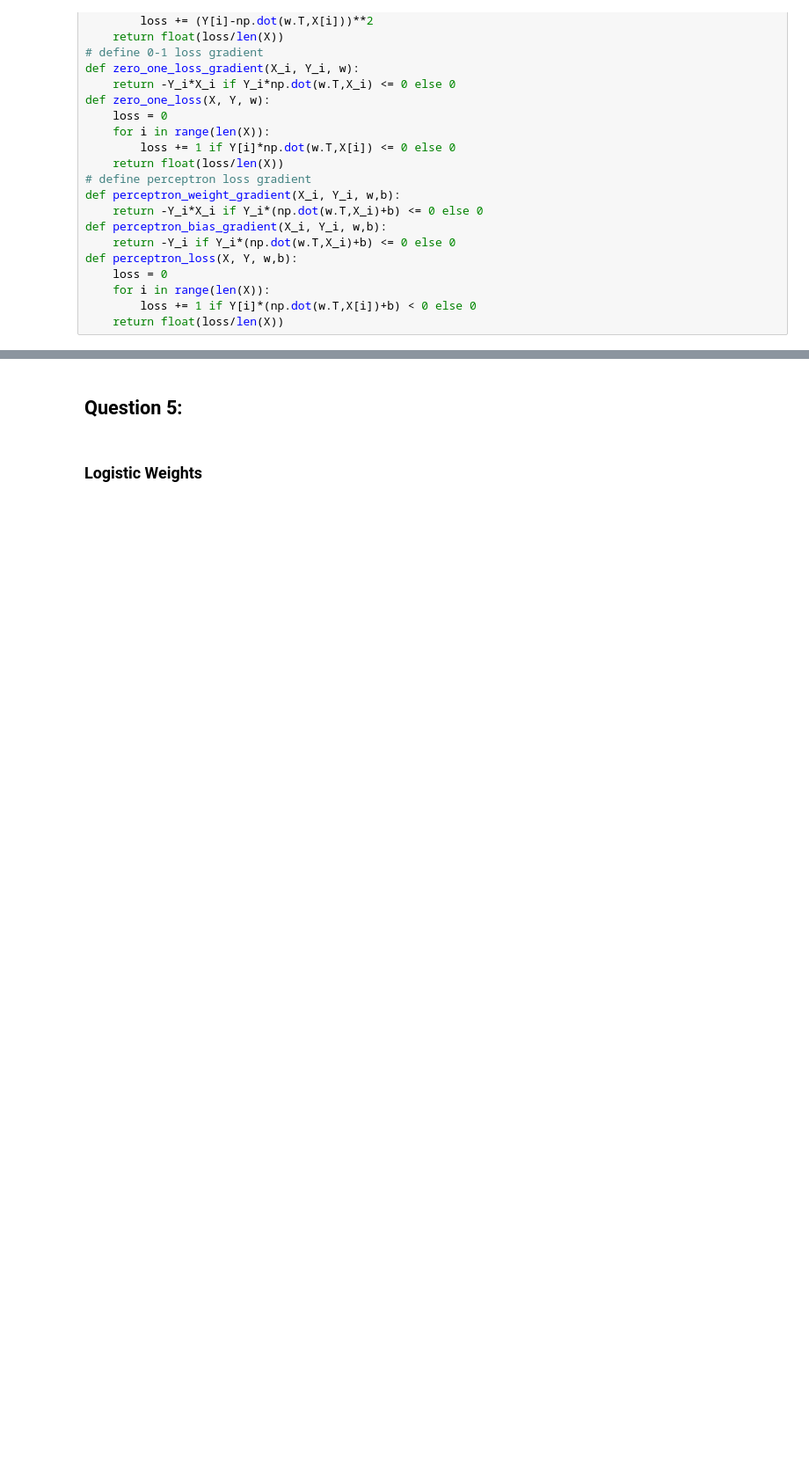
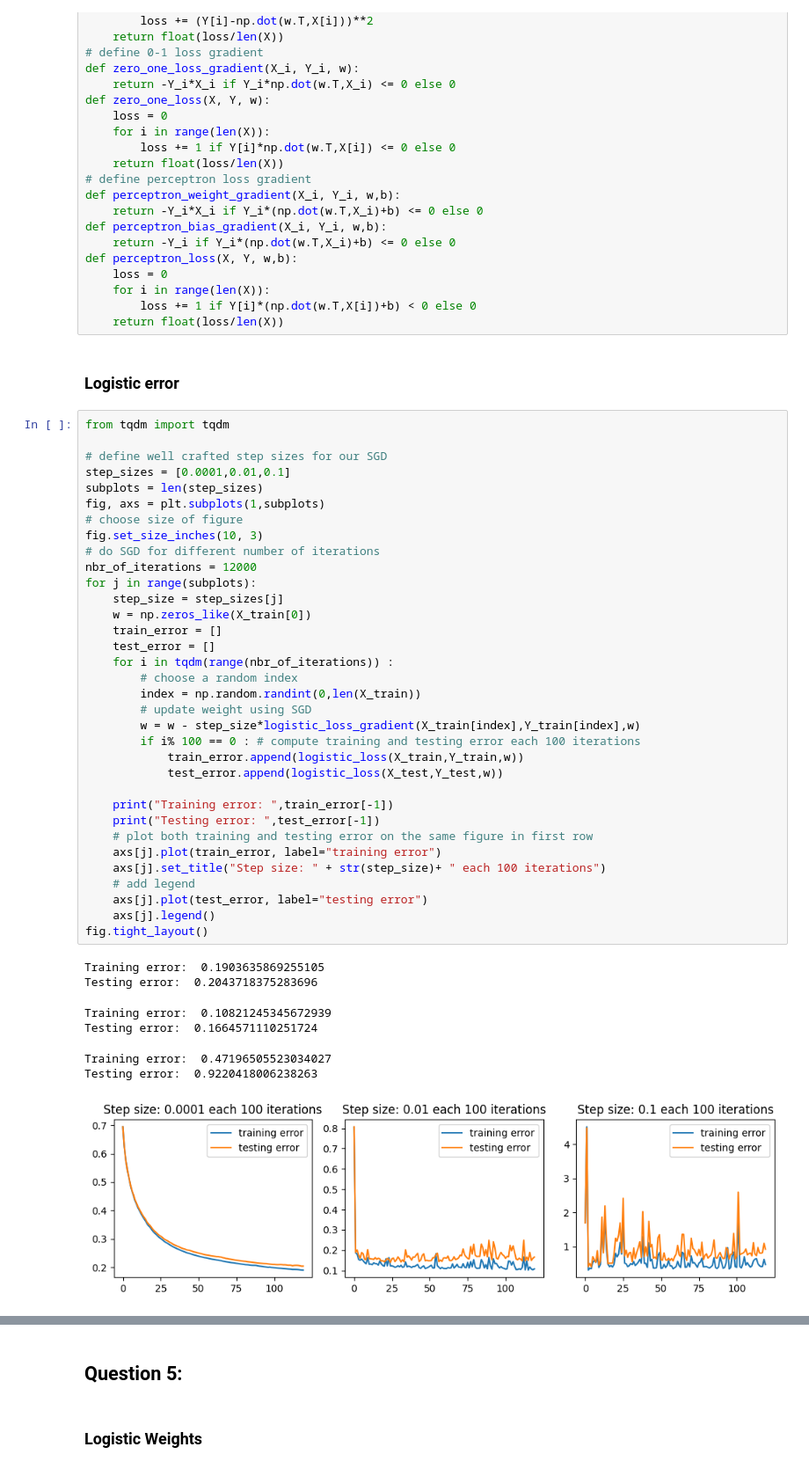
Before and after one commit to ahouzio/Kernel_Learning, a Jupyter notebook: main.ipynb, the cells around one changed output, grey strips where cells are left out. Shown at 88% size. Saved outputs shown, nothing was run; the diff lists cells and outputs as text; blank space fills up the shorter version.

```diff
--- a/main.ipynb
+++ b/main.ipynb
@@ -140,3 +76,47 @@ def perceptron_loss(X, Y, w,b):
     for i in range(len(X)):
         loss += 1 if Y[i]*(np.dot(w.T,X[i])+b) < 0 else 0
     return float(loss/len(X))
+# %% [markdown]
+### Logistic error
+# %%
+from tqdm import tqdm
+
+# define well crafted step sizes for our SGD
+step_sizes = [0.0001,0.01,0.1]
+subplots = len(step_sizes)
+fig, axs = plt.subplots(1,subplots)
+# choose size of figure
+fig.set_size_inches(10, 3)
+# do SGD for different number of iterations
+nbr_of_iterations = 12000
+for j in range(subplots):
+    step_size = step_sizes[j]
+    w = np.zeros_like(X_train[0])
+    train_error = []
+    test_error = []
+    for i in tqdm(range(nbr_of_iterations)) :
+        # choose a random index
+        index = np.random.randint(0,len(X_train))
+        # update weight using SGD
+        w = w - step_size*logistic_loss_gradient(X_train[index],Y_train[index],w)
+        if i% 100 == 0 : # compute training and testing error each 100 iterations
+            train_error.append(logistic_loss(X_train,Y_train,w))
+            test_error.append(logistic_loss(X_test,Y_test,w))
+
+    print("Training error: ",train_error[-1])
+    print("Testing error: ",test_error[-1])
+    # plot both training and testing error on the same figure in first row
+    axs[j].plot(train_error, label="training error")
+    axs[j].set_title("Step size: " + str(step_size)+ " each 100 iterations")
+    # add legend
+    axs[j].plot(test_error, label="testing error")
+    axs[j].legend()
+fig.tight_layout()
+# %% [output]
+Training error:  0.1903635869255105
+Testing error:  0.2043718375283696
+Training error:  0.10821245345672939
+Testing error:  0.1664571110251724
+Training error:  0.47196505523034027
+Testing error:  0.9220418006238263
+[figure, added]
```
Also changed, not shown: parts of 26 cells of this notebook, 3 other files.
